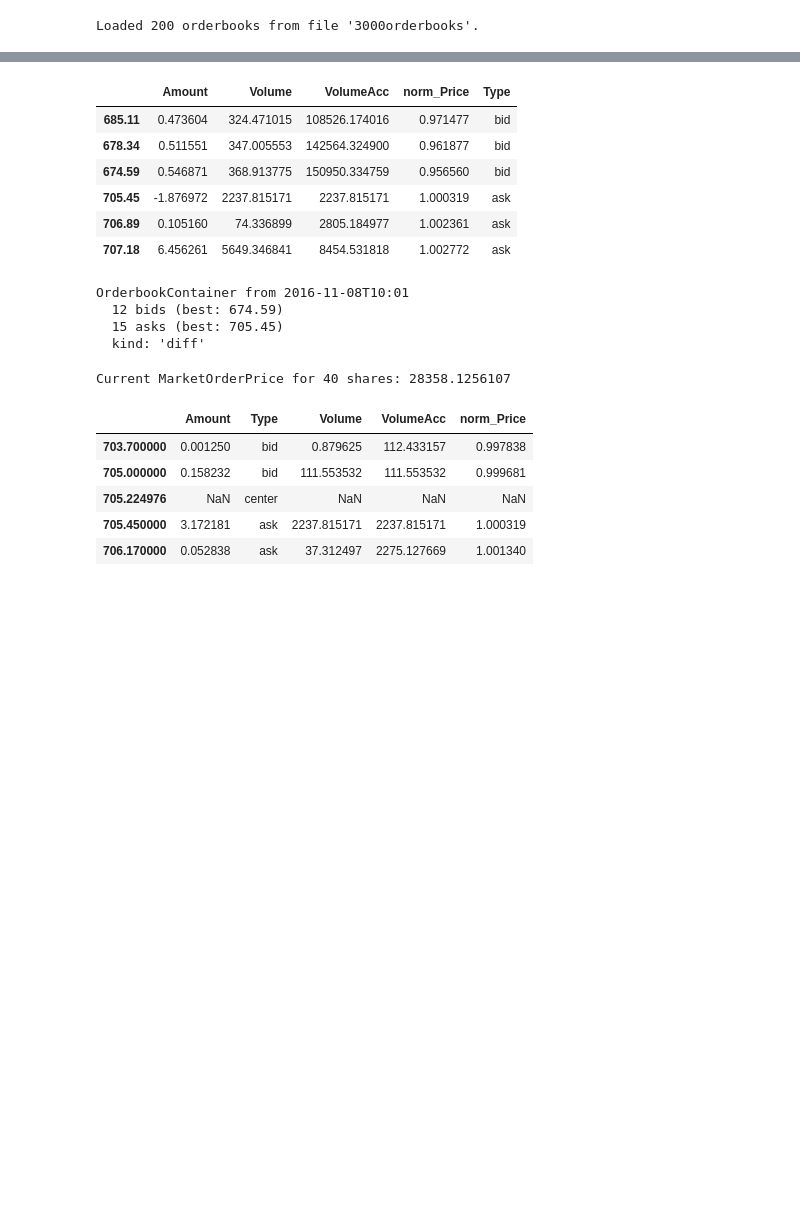
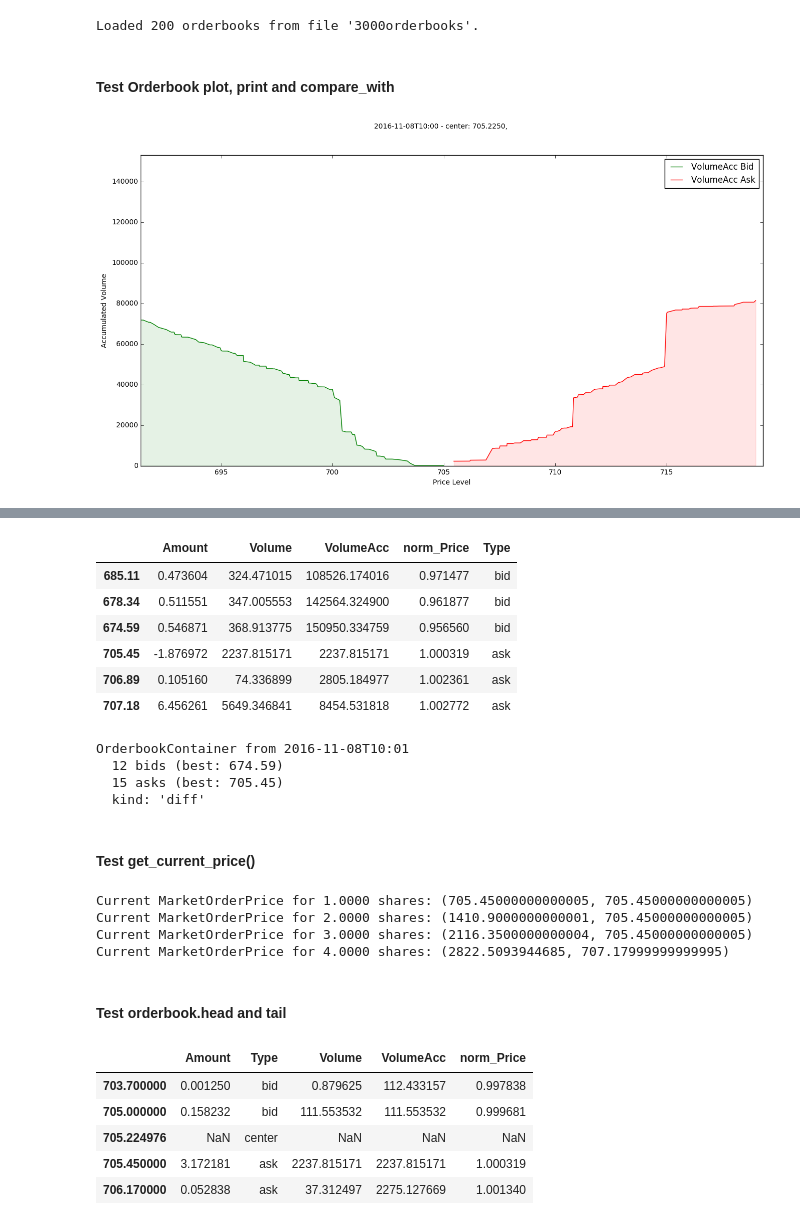
Before and after one commit to axelperschmann/orderbook_agent, a Jupyter notebook: 1_version2/2_test_orderbookTrader.ipynb, the cells around one changed output, grey strips where cells are left out. Cells and saved outputs as stored; diff of their text form; code cells hidden in the pictures; blank space fills up the shorter version.

```diff
--- a/1_version2/2_test_orderbookTrader.ipynb
+++ b/1_version2/2_test_orderbookTrader.ipynb
@@ -20,16 +20,19 @@ filename = '3000orderbooks'
 data = load_orderbook_snapshot(filename, last_line=200)
 # %% [output]
 Loaded 200 orderbooks from file '3000orderbooks'.
+# %% [markdown]
+#### Test Orderbook plot, print and compare_with
 # %%
 orderbook = data[0]
-orderbook.plot(range_factor=1.02, outfile="sample.pdf")
+orderbook.plot(range_factor=1.02)  # outfile='sample.pdf')
 print(orderbook)
 orderbook2 = data[1]
 print(orderbook2)
 
 print("\nCompare two orderbooks:")
 diff = orderbook.compare_with(other=orderbook2)
 
 display(diff.head())
 print(diff)
 # %% [output]
+[figure, added]
@@ -55,11 +57,21 @@ OrderbookContainer from 2016-11-08T10:01
   12 bids (best: 674.59)
   15 asks (best: 705.45)
   kind: 'diff'
-# %%
-vol = 40
-print("Current MarketOrderPrice for {} shares: {}".format(vol, orderbook.get_current_price(vol)))
-# %% [output]
-Current MarketOrderPrice for 40 shares: 28358.1256107
+# %% [markdown]
+#### Test get_current_price()
+# %%
+vol = 4
+
+for factor in [0.25, 0.5, 0.75, 1.]:
+    res = orderbook.get_current_price(vol*factor)
+    print("Current MarketOrderPrice for {:1.4f} shares: {}".format(vol*factor, res))
+# %% [output]
+Current MarketOrderPrice for 1.0000 shares: (705.45000000000005, 705.45000000000005)
+Current MarketOrderPrice for 2.0000 shares: (1410.9000000000001, 705.45000000000005)
+Current MarketOrderPrice for 3.0000 shares: (2116.3500000000004, 705.45000000000005)
+Current MarketOrderPrice for 4.0000 shares: (2822.5093944685, 707.17999999999995)
+# %% [markdown]
+#### Test orderbook.head and tail
 # %%
 display(orderbook.head(2))
 display(orderbook.tail(2))
```
Also changed, not shown: parts of 6 cells of this notebook.
